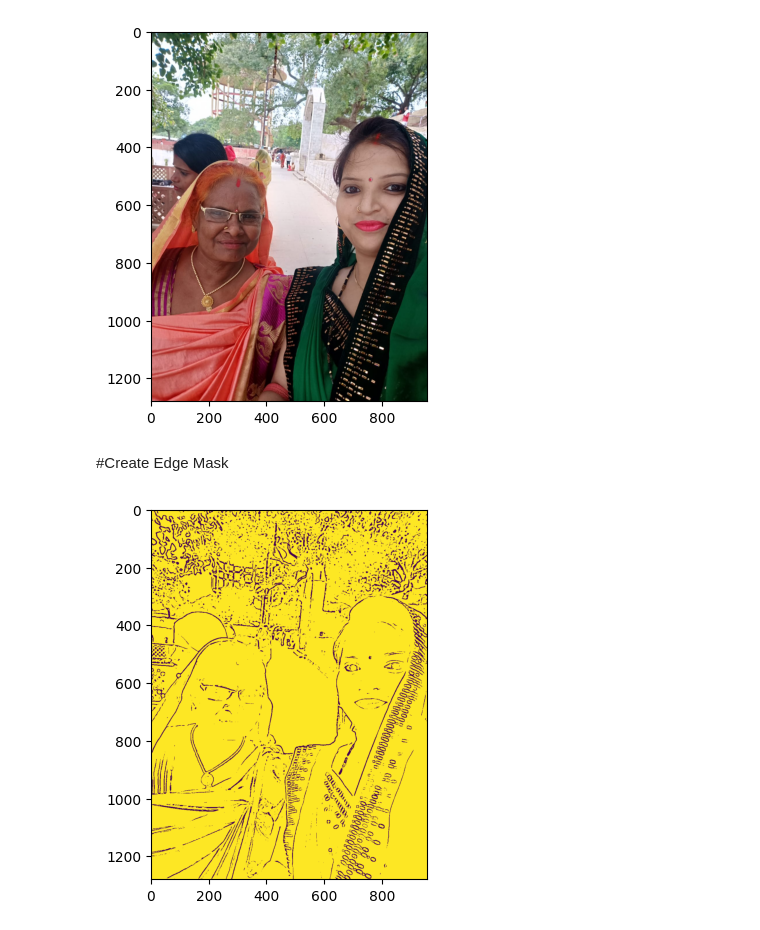
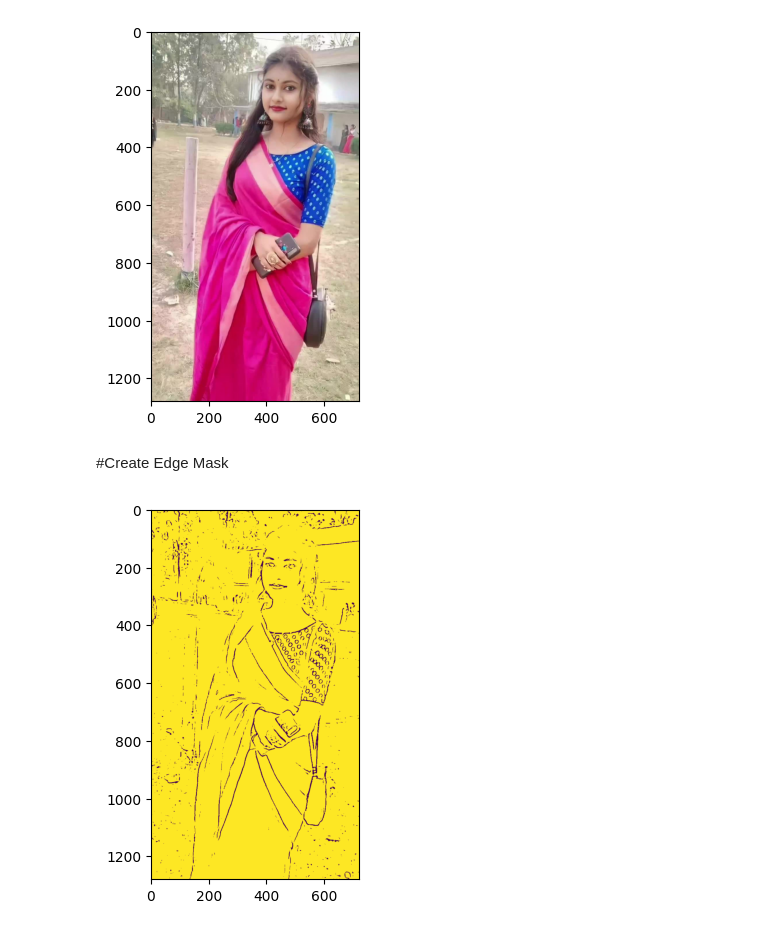
Before and after one commit to sky-m1618/PROJECT_1, a Jupyter notebook: P3_Image_to_cartoon.ipynb, the cells around one changed output. Drawn from its saved outputs; the diff is of its cells as text; code cells hidden in the pictures.

```diff
--- a/P3_Image_to_cartoon.ipynb
+++ b/P3_Image_to_cartoon.ipynb
@@ -13,9 +13,9 @@ def read_file(filename):
     plt.show()
     return img
 # %%
-file = read_file('img.jpeg')
+file = read_file('girl.jpg')
 # %% [output]
-[figure, old version]
+[figure, new version]
 # %% [markdown]
 #Create Edge Mask
 # %%
@@ -31,7 +31,7 @@ edge_file = edge_mask(file , 7,7)
 plt.imshow(edge_file)
 plt.show()
 # %% [output]
-[figure, old version]
+[figure, new version]
 # %%
 def color_quantization(img , k):
     data = np.float32(img).reshape((-1,3))
```
Also changed, not shown: parts of 3 cells of this notebook.
